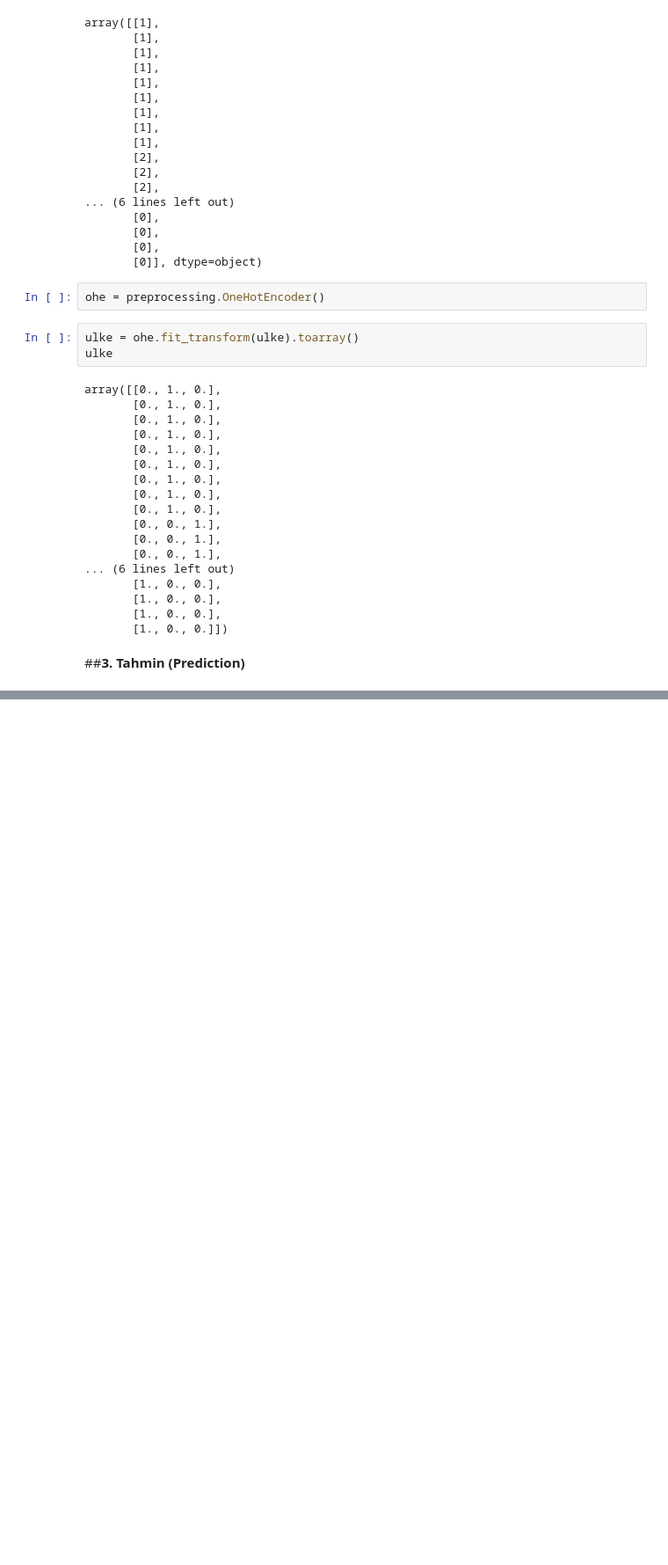
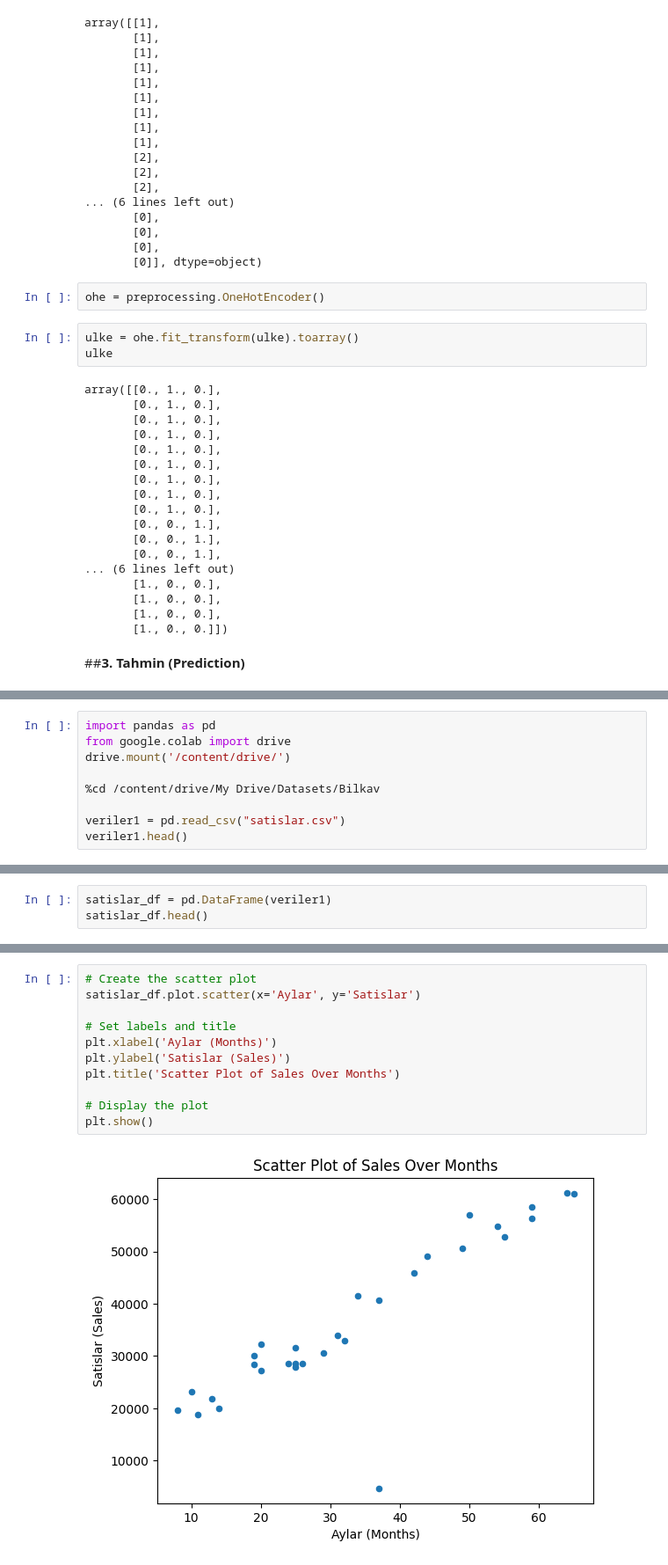
Before and after one commit to arifaygun/ML_Calisma_Notebooklari, a Jupyter notebook: Pythonla_Makine_Ogrenmesi.ipynb, the cells around one changed output, grey strips where cells are left out. Shown at 88% size. Drawn from its saved outputs; the diff is of its cells as text; blank space fills up the shorter version.

Commit message:
Colaboratory kullanılarak oluşturuldu

```diff
--- a/Pythonla_Makine_Ogrenmesi.ipynb
+++ b/Pythonla_Makine_Ogrenmesi.ipynb
@@ -663,0 +670,9 @@ array([[0., 1., 0.],
+# %%
+import pandas as pd
+from google.colab import drive
+drive.mount('/content/drive/')
+
+%cd /content/drive/My Drive/Datasets/Bilkav
+
+veriler1 = pd.read_csv("satislar.csv")
+veriler1.head()
@@ -663,0 +707,3 @@ array([[0., 1., 0.],
+# %%
+satislar_df = pd.DataFrame(veriler1)
+satislar_df.head()
@@ -663,0 +717,13 @@ array([[0., 1., 0.],
+# %%
+# Create the scatter plot
+satislar_df.plot.scatter(x='Aylar', y='Satislar')
+
+# Set labels and title
+plt.xlabel('Aylar (Months)')
+plt.ylabel('Satislar (Sales)')
+plt.title('Scatter Plot of Sales Over Months')
+
+# Display the plot
+plt.show()
+# %% [output]
+[figure, added]
```
Also changed, not shown: parts of 16 cells of this notebook.
